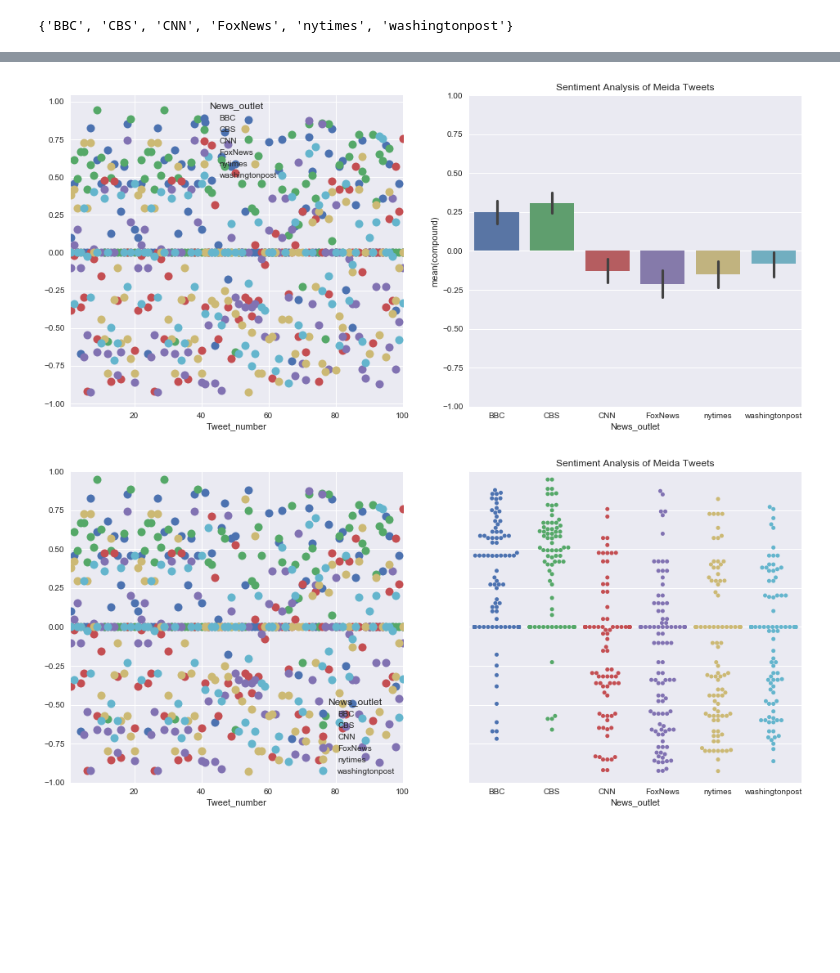
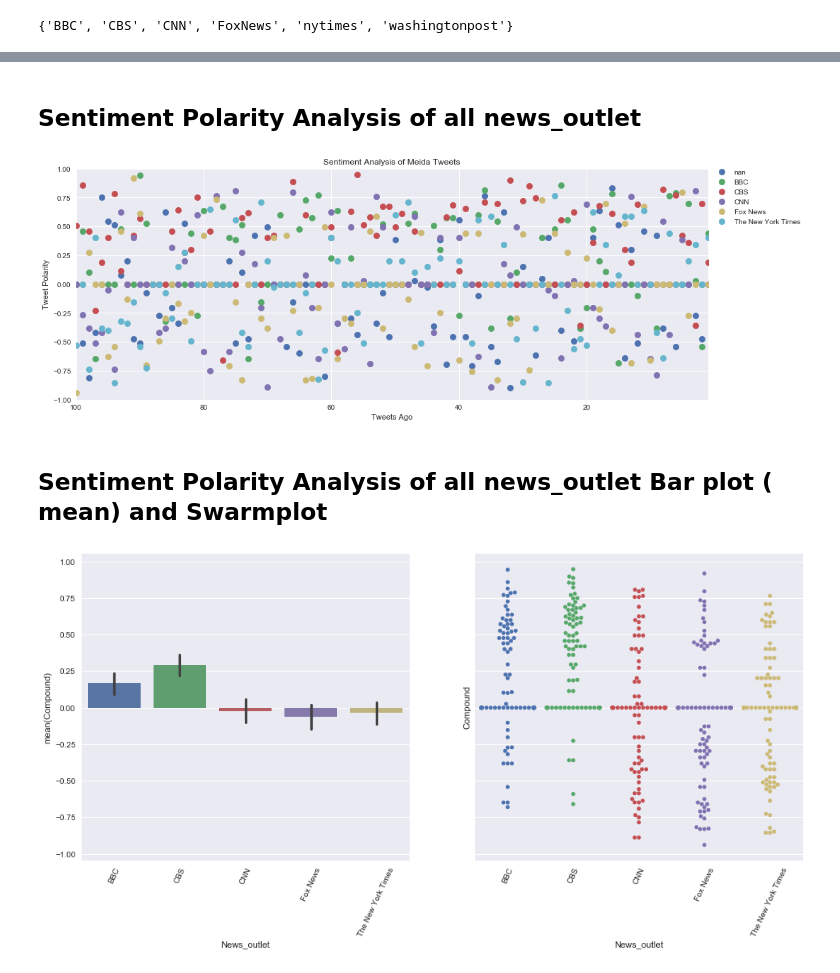
Before and after one commit to aerwemi/News-Mood-Sentiment-Analysis.Python, a Jupyter notebook: News Mood Sentiment Analysis -Python.ipynb, the cells around one changed output, grey strips where cells are left out. Cells and saved outputs as stored; diff of their text form; code cells hidden in the pictures; blank space fills up the shorter version.

```diff
--- a/News Mood Sentiment Analysis -Python.ipynb
+++ b/News Mood Sentiment Analysis -Python.ipynb
@@ -209,7 +229,7 @@ __
 def pol_df(news_outlet):
     scores={'Tweet_number': sentement_scores[news_outlet][0],
             'Date':sentement_scores[news_outlet][1],
-            'compound':sentement_scores[news_outlet][2],
+            'Compound':sentement_scores[news_outlet][2],
             'Negative':sentement_scores[news_outlet][3],
             'Positive':sentement_scores[news_outlet][4],
             'Neutral':sentement_scores[news_outlet][5],
@@ -219,7 +239,7 @@ def pol_df(news_outlet):
     return(pd.DataFrame(scores))
 # %%
 # create empty data frame
-cols=['News_outlet', 'Tweet_number', 'Date', 'Positive',  'Negative', 'Neutral', 'compound', 'Tweet']
+cols=['News_outlet', 'Tweet_number', 'Date', 'Positive',  'Negative', 'Neutral', 'Compound', 'Tweet']
 news_outlets_sentements = pd.DataFrame(columns=cols)
 # %%
 for news_outlet in news_outlets:
@@ -265,3 +287,6 @@ news_outlets_sentements.shape # should have number of rows - for this case study
 set(news_outlets_sentements['News_outlet'].tolist()) # check if all outlets are extracted and yes 6 of them
 # %% [output]
 {'BBC', 'CBS', 'CNN', 'FoxNews', 'nytimes', 'washingtonpost'}
+# %%
+# map the real name instd of screen name for proper labeling
+news_outlets_sentements['News_outlet'] = news_outlets_sentements['News_outlet'].map(real_name_dir)
@@ -268,2 +313,2 @@ set(news_outlets_sentements['News_outlet'].tolist()) # check if all outlets are
 # %%
-compund=news_outlets_sentements.pivot(index='Tweet_number', columns='News_outlet', values='compound')
+compund=news_outlets_sentements.pivot(index='Tweet_number', columns='News_outlet', values='Compound')
@@ -270,28 +335,27 @@ compund=news_outlets_sentements.pivot(index='Tweet_number', columns='News_outlet
+# %% [markdown]
+##  Sentiment Polarity Analysis of all news_outlet
 # %%
-fig, axs = plt.subplots(ncols=2, figsize=(16,7), sharey=False)
-
-compund.plot(marker = 'o', grid=True,style=' ', ms=10, ax=axs[0])
+compund.sort_index(ascending=False).plot(marker = 'o', grid=True,style=' ', ms=9, figsize=(16,6))
 plt.legend(bbox_to_anchor=(1, 1.025))
 plt.xlabel('Tweets Ago')
 plt.ylabel('Tweet Polarity')
 plt.title('Sentiment Analysis of Meida Tweets')
 plt.ylim(-1,1)
 
-sns.barplot(x='News_outlet', y='compound', data=news_outlets_sentements, ax=axs[1])
 plt.show();
 # %% [output]
-[figure, old version]
+[figure, new version]
+# %% [markdown]
+##  Sentiment Polarity Analysis of all news_outlet Bar plot ( mean) and Swarmplot
 # %%
 fig, axs = plt.subplots(ncols=2, figsize=(16,7), sharey=True)
 
-compund.plot(marker = 'o', grid=True,style=' ', ms=10, ax=axs[0])
-#plt.legend(bbox_to_anchor=(1, 1.025))
-plt.xlabel('Tweets Ago')
-plt.ylabel('Tweet Polarity')
-plt.title('Sentiment Analysis of Meida Tweets')
-plt.ylim(-1,1)
-
-sns.swarmplot(x='News_outlet', y='compound', data=news_outlets_sentements, ax=axs[1])
+a=sns.barplot(x='News_outlet', y='Compound', data=news_outlets_sentements, ax=axs[0])
+for item in a.get_xticklabels():
+    item.set_rotation(65)
+b=sns.swarmplot(x='News_outlet', y='Compound', data=news_outlets_sentements, ax=axs[1])
+for item in b.get_xticklabels():
+    item.set_rotation(65)
 plt.show()
 # %% [output]
-[figure, old version]
+[figure, new version]
```
Also changed, not shown: parts of 20 cells of this notebook.
